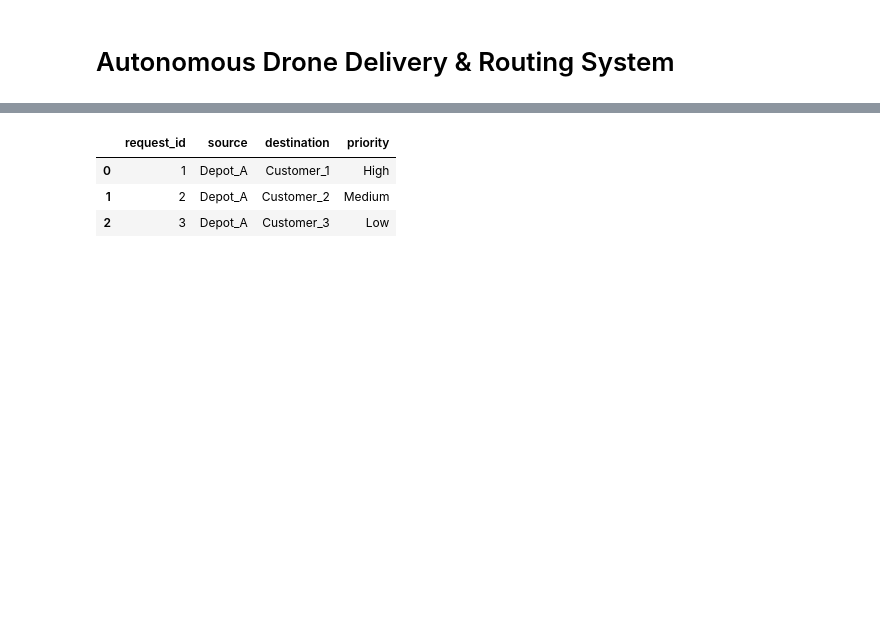
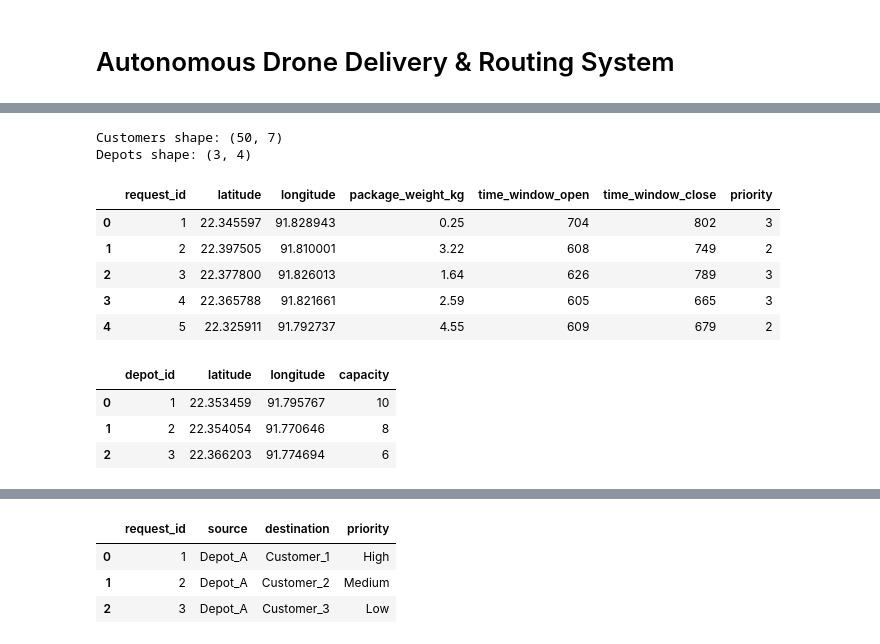
Before and after one commit to Shawon-NusrathJahan/Autonomous-Drone-Delivery-and-Routing-System, a Jupyter notebook: notebooks/01_dataset_exploration.ipynb, the cells around one changed output, grey strips where cells are left out. Drawn from its saved outputs; the diff is of its cells as text; code cells hidden in the pictures; blank space fills up the shorter version.

```diff
--- a/notebooks/01_dataset_exploration.ipynb
+++ b/notebooks/01_dataset_exploration.ipynb
@@ -24,0 +340,29 @@ df.head()
+# %%
+# Cell 1 — Generate the data
+from data_processing.create_requests import create_delivery_requests, save_synthetic_data
+
+customers, depots = create_delivery_requests(
+    num_requests=50,
+    city_center=(22.3569, 91.7832),   # Chittagong
+    spread_km=5.0,
+    num_depots=3,
+    seed=42                            # Always use seed=42 for reproducibility
+)
+
+print("Customers shape:", customers.shape)
+print("Depots shape:", depots.shape)
+display(customers.head())
+display(depots)
+# %% [output]
+Customers shape: (50, 7)
+Depots shape: (3, 4)
+|  | request_id | latitude | longitude | package_weight_kg | time_window_open | time_window_close | priority |
+| 0 | 1 | 22.345597 | 91.828943 | 0.25 | 704 | 802 | 3 |
+| 1 | 2 | 22.397505 | 91.810001 | 3.22 | 608 | 749 | 2 |
+| 2 | 3 | 22.377800 | 91.826013 | 1.64 | 626 | 789 | 3 |
+| 3 | 4 | 22.365788 | 91.821661 | 2.59 | 605 | 665 | 3 |
+| 4 | 5 | 22.325911 | 91.792737 | 4.55 | 609 | 679 | 2 |
+|  | depot_id | latitude | longitude | capacity |
+| 0 | 1 | 22.353459 | 91.795767 | 10 |
+| 1 | 2 | 22.354054 | 91.770646 | 8 |
+| 2 | 3 | 22.366203 | 91.774694 | 6 |
```
Also changed, not shown: parts of 26 cells of this notebook, 55 other files.
